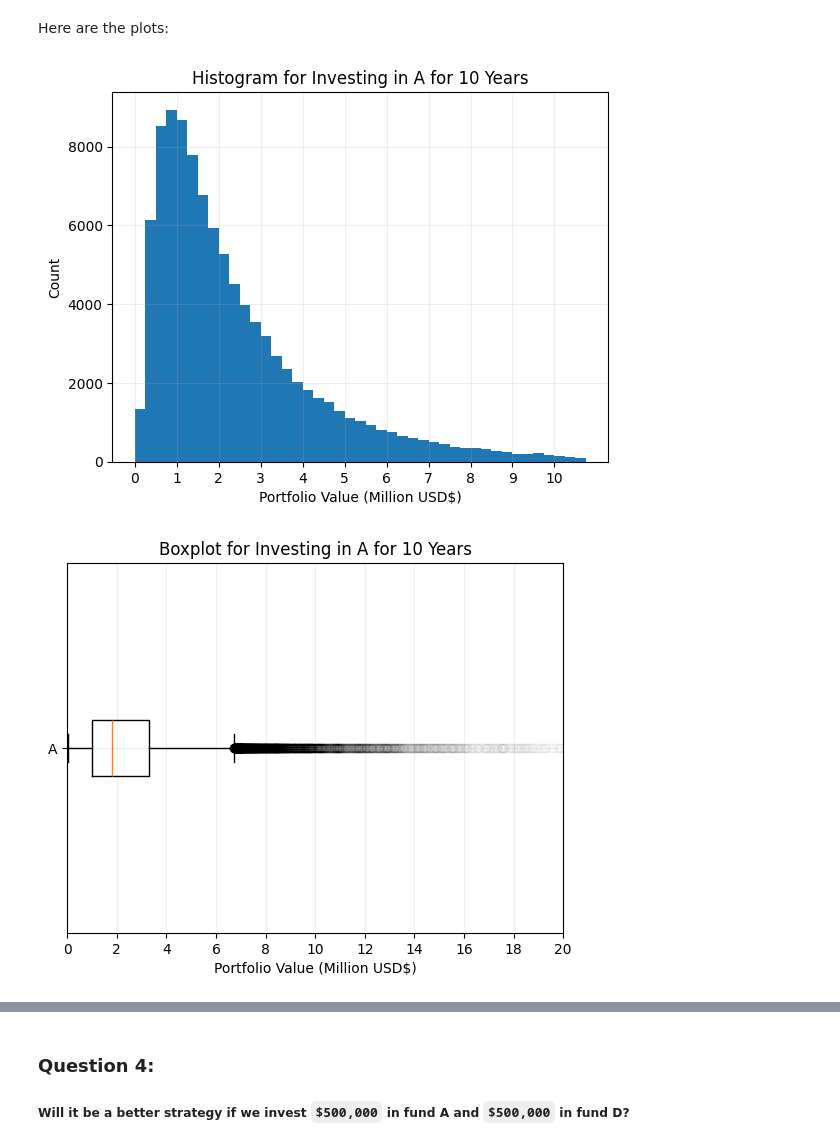
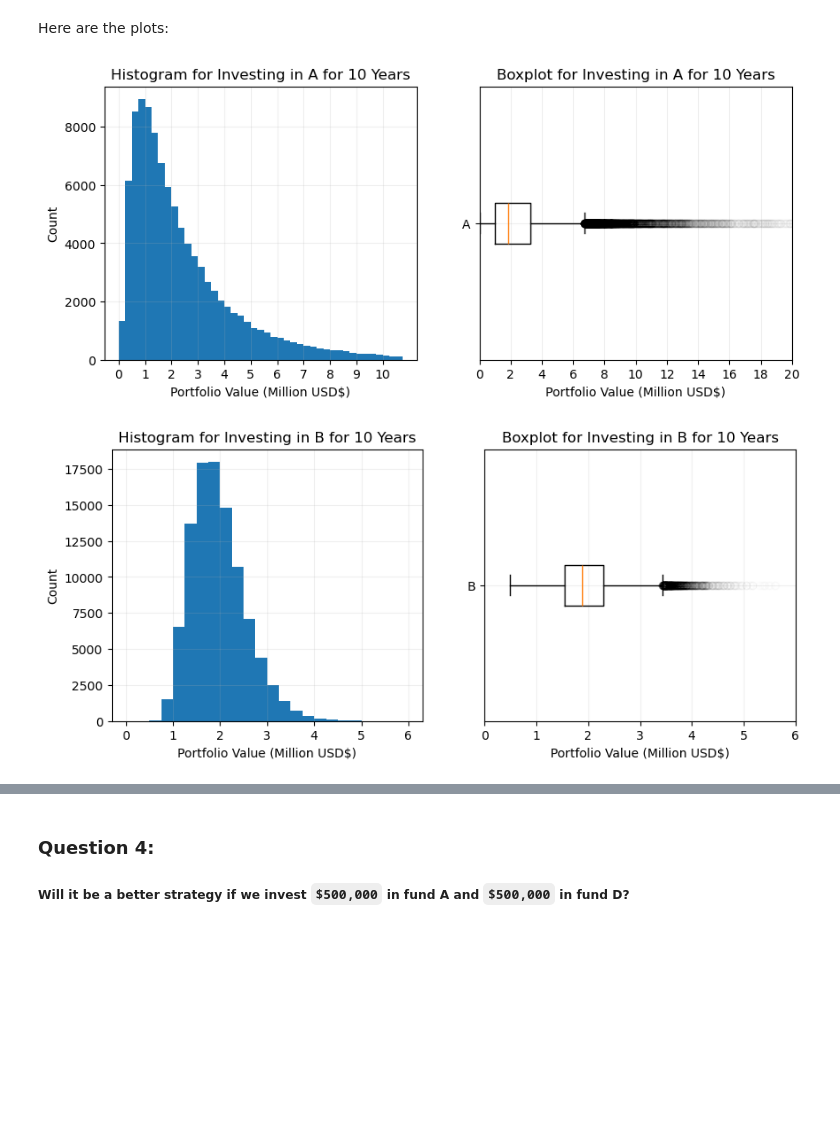
Before and after one commit to myin27/OR442-Term-Project, a Jupyter notebook: project.ipynb, the cells around one changed output, grey strips where cells are left out. Saved outputs shown, nothing was run; the diff lists cells and outputs as text; code cells hidden in the pictures; blank space fills up the shorter version.

Commit message:
Add graphs for Q3.

```diff
--- a/project.ipynb
+++ b/project.ipynb
@@ -404,24 +404,50 @@ Risk-seeking score: 1803
 # %% [markdown]
 Here are the plots:
 # %%
-plt.figure(11)
-histogram = plt.hist(fund_A_values, bins=range(0, 11000000, 250000)) # each bin will be 250k
-plt.grid(alpha=0.2)
-plt.title("Histogram for Investing in A for 10 Years")
-plt.xlabel("Portfolio Value (Million USD$)")
-plt.xticks(range(0,11000000, 1000000), list(range(0,11))) # type: ignore
-plt.ylabel("Count")
+# fund A
 
-plt.figure(12)
-box_plot = plt.boxplot(fund_A_values, vert=False, flierprops={"alpha": 0.01})
-plt.grid(alpha=0.2)
-plt.title("Boxplot for Investing in A for 10 Years")
-plt.xlabel("Portfolio Value (Million USD$)")
-plt.xticks(range(0, 21000000, 2000000), list(range(0,21,2))) # type: ignore
-plt.yticks([1], ["A"])
-plt.xlim(0,20000000)
+fig, (ax1, ax2) = plt.subplots(1, 2, figsize=(10, 4))
+
+histogram = ax1.hist(fund_A_values, bins=range(0, 11000000, 250000)) # each bin will be 250k
+ax1.grid(alpha=0.2)
+ax1.set_title("Histogram for Investing in A for 10 Years")
+ax1.set_xlabel("Portfolio Value (Million USD$)")
+ax1.set_xticks(range(0,11000000, 1000000), list(range(0,11))) # type: ignore
+ax1.set_ylabel("Count")
+
+
+box_plot = ax2.boxplot(fund_A_values, vert=False, flierprops={"alpha": 0.01})
+ax2.grid(alpha=0.2)
+ax2.set_title("Boxplot for Investing in A for 10 Years")
+ax2.set_xlabel("Portfolio Value (Million USD$)")
+ax2.set_xticks(range(0, 21000000, 2000000), list(range(0,21,2))) # type: ignore
+ax2.set_yticks([1], ["A"])
+ax2.set_xlim(0,20000000)
 
 plt.show()
 # %% [output]
-[figure, old version]
+[figure, new version]
-[figure, removed]
+# %%
+# fund B
+
+fig, (ax1, ax2) = plt.subplots(1, 2, figsize=(10, 4))
+
+histogram = ax1.hist(fund_B_values, bins=range(0, 6000001, 250000)) # each bin will be 250k
+ax1.grid(alpha=0.2)
+ax1.set_title("Histogram for Investing in B for 10 Years")
+ax1.set_xlabel("Portfolio Value (Million USD$)")
+ax1.set_xticks(range(0,6000001, 1000000), list(range(0,7))) # type: ignore
+ax1.set_ylabel("Count")
+
+
+box_plot = ax2.boxplot(fund_B_values, vert=False, flierprops={"alpha": 0.01})
+ax2.grid(alpha=0.2)
+ax2.set_title("Boxplot for Investing in B for 10 Years")
+ax2.set_xlabel("Portfolio Value (Million USD$)")
+ax2.set_xticks(range(0, 6000001, 1000000), list(range(0,7))) # type: ignore
+ax2.set_yticks([1], ["B"])
+ax2.set_xlim(0,6000001)
+
+plt.show()
+# %% [output]
+[figure, added]
```
Also changed, not shown: parts of 7 cells of this notebook.
